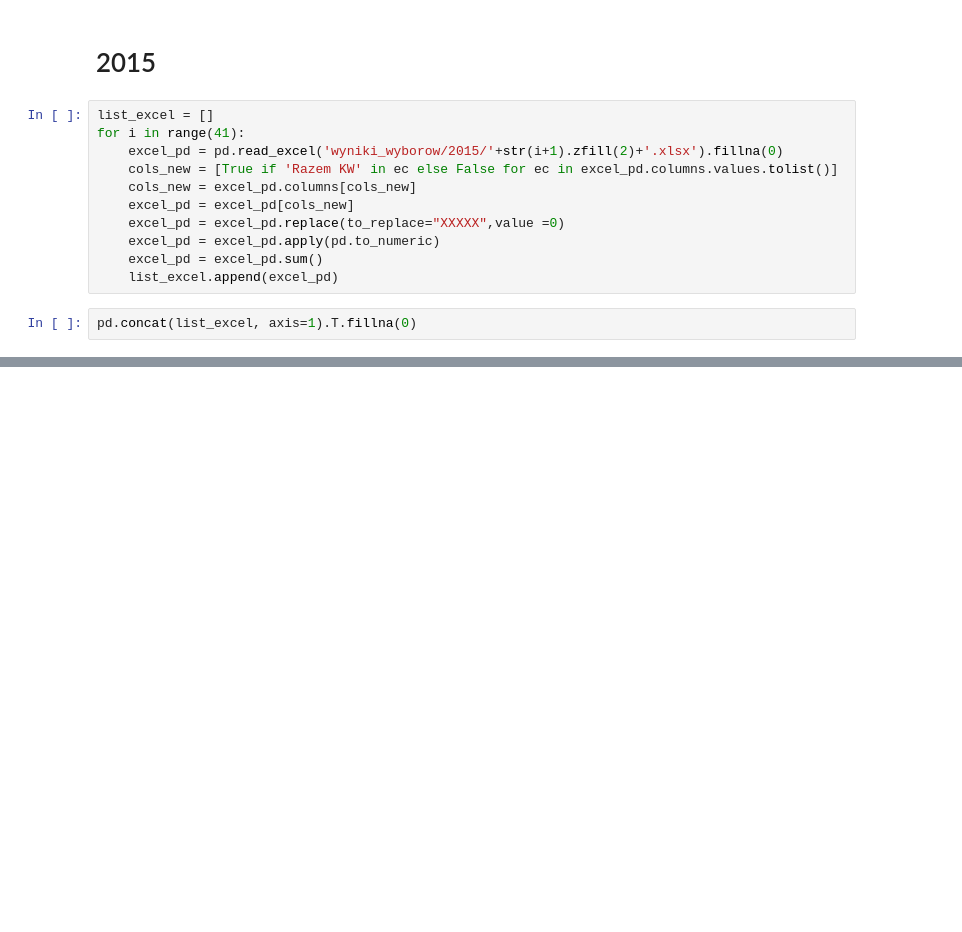
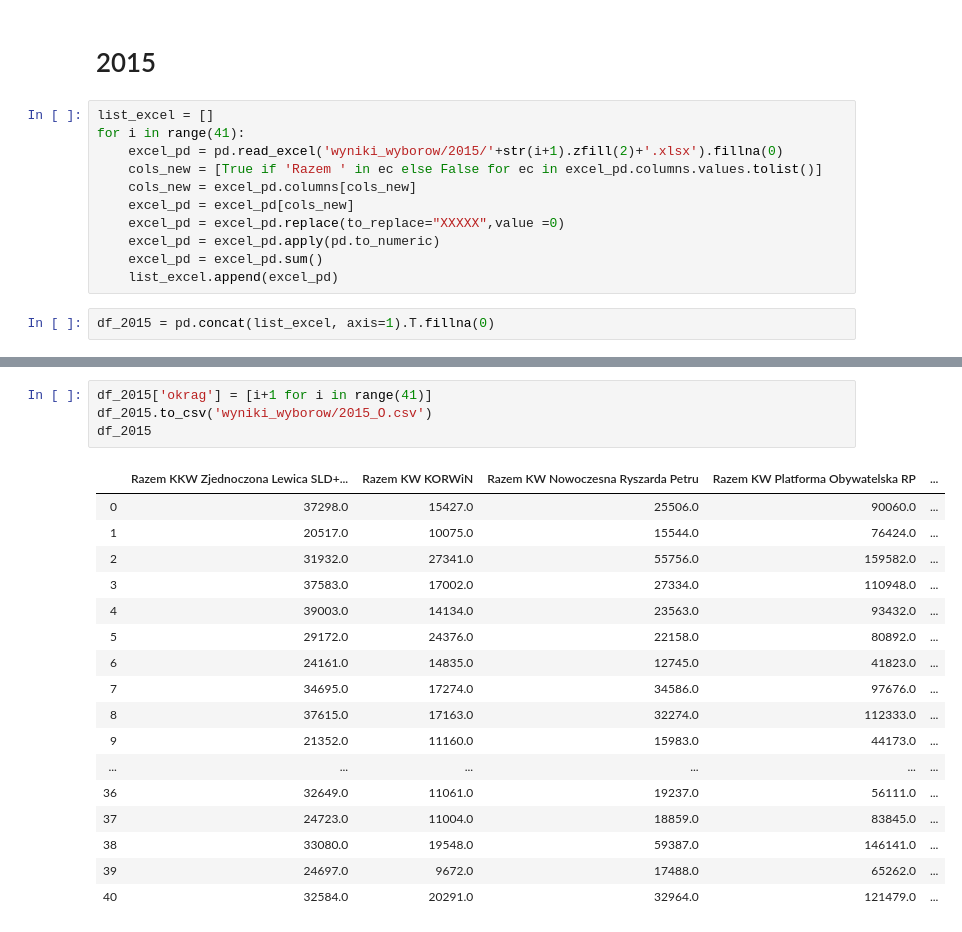
Before and after one commit to MarBry111/Forecast_Election_Poland, a Jupyter notebook: Connect_15_19_to_districts.ipynb, the cells around one changed output, grey strips where cells are left out. Saved outputs shown, nothing was run; the diff lists cells and outputs as text; blank space fills up the shorter version.

```diff
--- a/Connect_15_19_to_districts.ipynb
+++ b/Connect_15_19_to_districts.ipynb
@@ -52,7 +53,7 @@ df_output
 list_excel = []
 for i in range(41):
     excel_pd = pd.read_excel('wyniki_wyborow/2015/'+str(i+1).zfill(2)+'.xlsx').fillna(0)
-    cols_new = [True if 'Razem KW' in ec else False for ec in excel_pd.columns.values.tolist()]
+    cols_new = [True if 'Razem ' in ec else False for ec in excel_pd.columns.values.tolist()]
     cols_new = excel_pd.columns[cols_new]
     excel_pd = excel_pd[cols_new]
     excel_pd = excel_pd.replace(to_replace="XXXXX",value =0)
@@ -60,7 +61,7 @@ for i in range(41):
     excel_pd = excel_pd.sum()
     list_excel.append(excel_pd)
 # %%
-pd.concat(list_excel, axis=1).T.fillna(0)
+df_2015 = pd.concat(list_excel, axis=1).T.fillna(0)
 # %% [output]
 of pandas will change to not sort by default.
 
@@ -88,0 +73,22 @@ To retain the current behavior and silence the warning, pass 'sort=True'.
+# %%
+df_2015['okrag'] = [i+1 for i in range(41)]
+df_2015.to_csv('wyniki_wyborow/2015_O.csv')
+df_2015
+# %% [output]
+|  | Razem KKW Zjednoczona Lewica SLD+... | Razem KW KORWiN | Razem KW Nowoczesna Ryszarda Petru | Razem KW Platforma Obywatelska RP | ... |
+| 0 | 37298.0 | 15427.0 | 25506.0 | 90060.0 | ... |
+| 1 | 20517.0 | 10075.0 | 15544.0 | 76424.0 | ... |
+| 2 | 31932.0 | 27341.0 | 55756.0 | 159582.0 | ... |
+| 3 | 37583.0 | 17002.0 | 27334.0 | 110948.0 | ... |
+| 4 | 39003.0 | 14134.0 | 23563.0 | 93432.0 | ... |
+| 5 | 29172.0 | 24376.0 | 22158.0 | 80892.0 | ... |
+| 6 | 24161.0 | 14835.0 | 12745.0 | 41823.0 | ... |
+| 7 | 34695.0 | 17274.0 | 34586.0 | 97676.0 | ... |
+| 8 | 37615.0 | 17163.0 | 32274.0 | 112333.0 | ... |
+| 9 | 21352.0 | 11160.0 | 15983.0 | 44173.0 | ... |
+| ... | ... | ... | ... | ... | ... |
+| 36 | 32649.0 | 11061.0 | 19237.0 | 56111.0 | ... |
+| 37 | 24723.0 | 11004.0 | 18859.0 | 83845.0 | ... |
+| 38 | 33080.0 | 19548.0 | 59387.0 | 146141.0 | ... |
+| 39 | 24697.0 | 9672.0 | 17488.0 | 65262.0 | ... |
+| 40 | 32584.0 | 20291.0 | 32964.0 | 121479.0 | ... |
```
Also changed, not shown: parts of 3 cells of this notebook, 17 other files.
